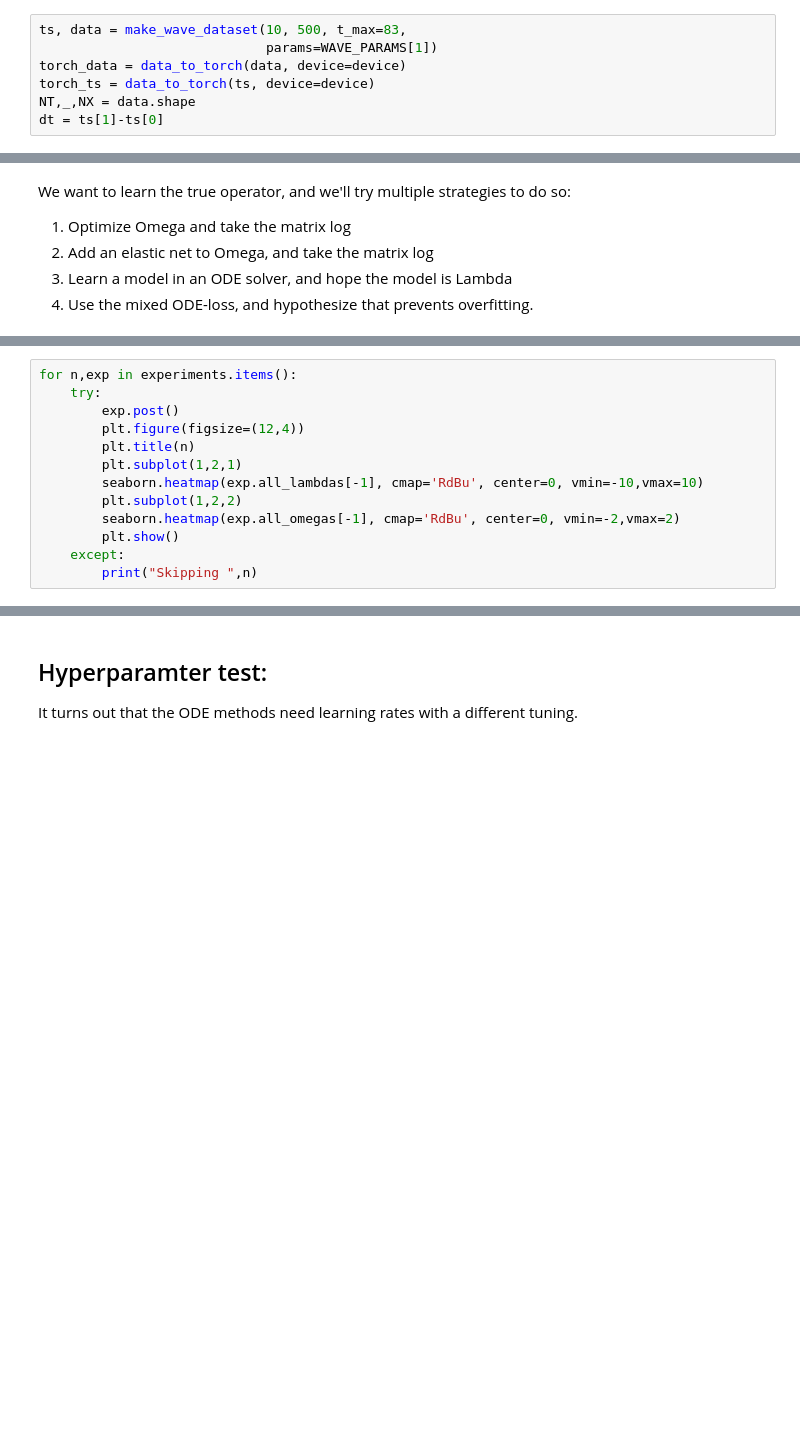
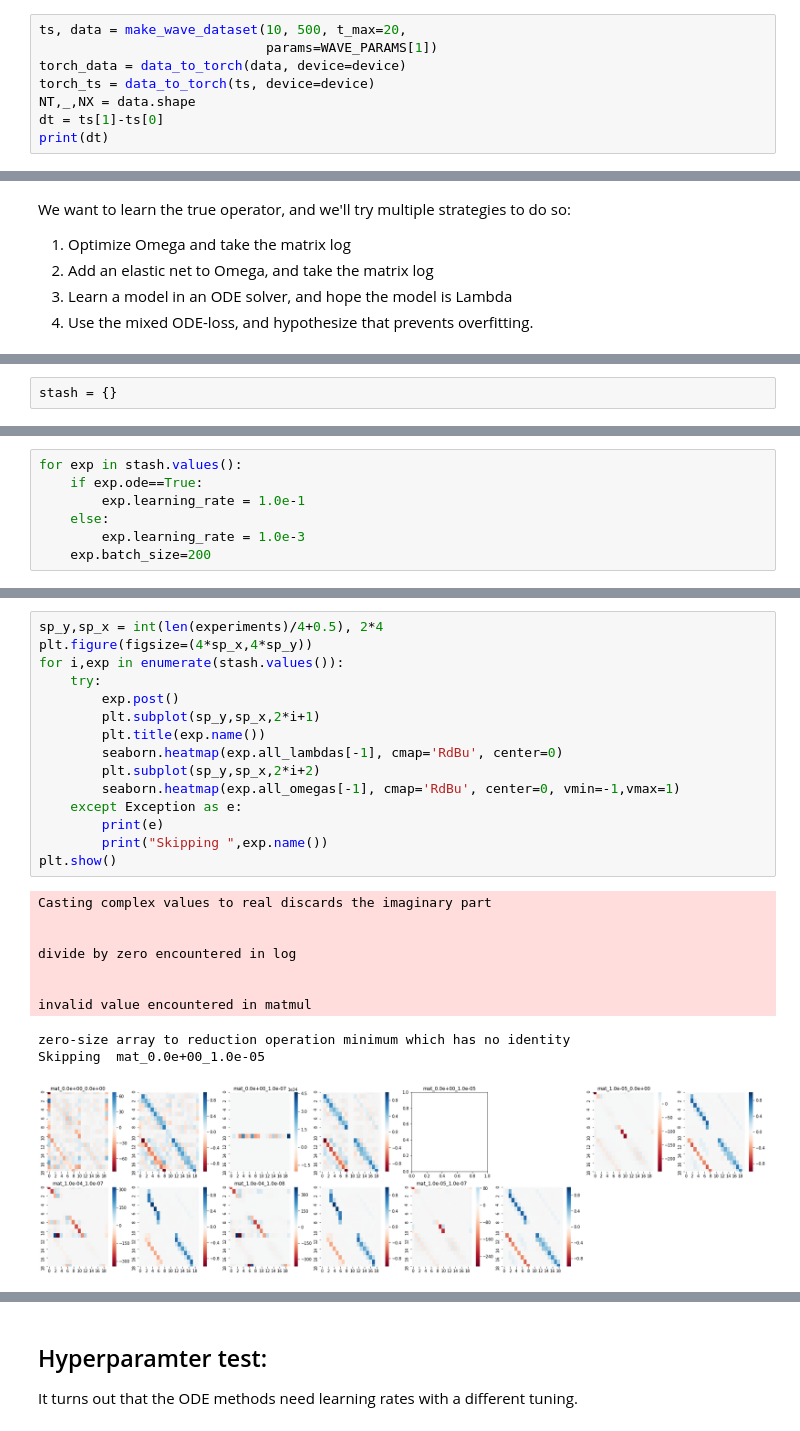
Before and after one commit to afqueiruga/on_learned_dynamics, a Jupyter notebook: WaveEquation2.ipynb, the cells around one changed output, grey strips where cells are left out. Drawn from its saved outputs; the diff is of its cells as text; blank space fills up the shorter version.

```diff
--- a/WaveEquation2.ipynb
+++ b/WaveEquation2.ipynb
@@ -69,11 +72,12 @@ Connected to a GPU
 # %% [markdown]
 We can generate any dataset that we want with the analytical solution.
 # %%
-ts, data = make_wave_dataset(10, 500, t_max=83,
+ts, data = make_wave_dataset(10, 500, t_max=20,
                              params=WAVE_PARAMS[1])
 torch_data = data_to_torch(data, device=device)
 torch_ts = data_to_torch(ts, device=device)
 NT,_,NX = data.shape
 dt = ts[1]-ts[0]
+print(dt)
 # %% [output]
 [0.19350920659919693, -0.024188650824899606, 0.007167007651822101, -0.0030235813531124464, 0.0015480736527935708, -0.0008958759564777596, 0.0005641667830880341, -0.00037794766913905347, 0.000265444727 ...
@@ -217,0 +198,2 @@ Saving at  49999  with loss  0.003421695759959795
+# %%
+stash = {}
@@ -217,0 +245,7 @@ Saving at  49999  with loss  0.003421695759959795
+# %%
+for exp in stash.values():
+    if exp.ode==True:
+        exp.learning_rate = 1.0e-1
+    else:
+        exp.learning_rate = 1.0e-3
+    exp.batch_size=200
@@ -218,13 +279,26 @@ Saving at  49999  with loss  0.003421695759959795
 # %%
-for n,exp in experiments.items():
+sp_y,sp_x = int(len(experiments)/4+0.5), 2*4
+plt.figure(figsize=(4*sp_x,4*sp_y))
+for i,exp in enumerate(stash.values()):
     try:
         exp.post()
-        plt.figure(figsize=(12,4))
-        plt.title(n)
-        plt.subplot(1,2,1)
-        seaborn.heatmap(exp.all_lambdas[-1], cmap='RdBu', center=0, vmin=-10,vmax=10)
-        plt.subplot(1,2,2)
-        seaborn.heatmap(exp.all_omegas[-1], cmap='RdBu', center=0, vmin=-2,vmax=2)
-        plt.show()
-    except:
-        print("Skipping ",n)
+        plt.subplot(sp_y,sp_x,2*i+1)
+        plt.title(exp.name())
+        seaborn.heatmap(exp.all_lambdas[-1], cmap='RdBu', center=0)
+        plt.subplot(sp_y,sp_x,2*i+2)
+        seaborn.heatmap(exp.all_omegas[-1], cmap='RdBu', center=0, vmin=-1,vmax=1)
+    except Exception as e:
+        print(e)
+        print("Skipping ",exp.name())
+plt.show()
+# %% [output]
+Casting complex values to real discards the imaginary part
+
+
+divide by zero encountered in log
+
+
+invalid value encountered in matmul
+zero-size array to reduction operation minimum which has no identity
+Skipping  mat_0.0e+00_1.0e-05
+[figure, added]
```
Also changed, not shown: parts of 16 cells of this notebook.
